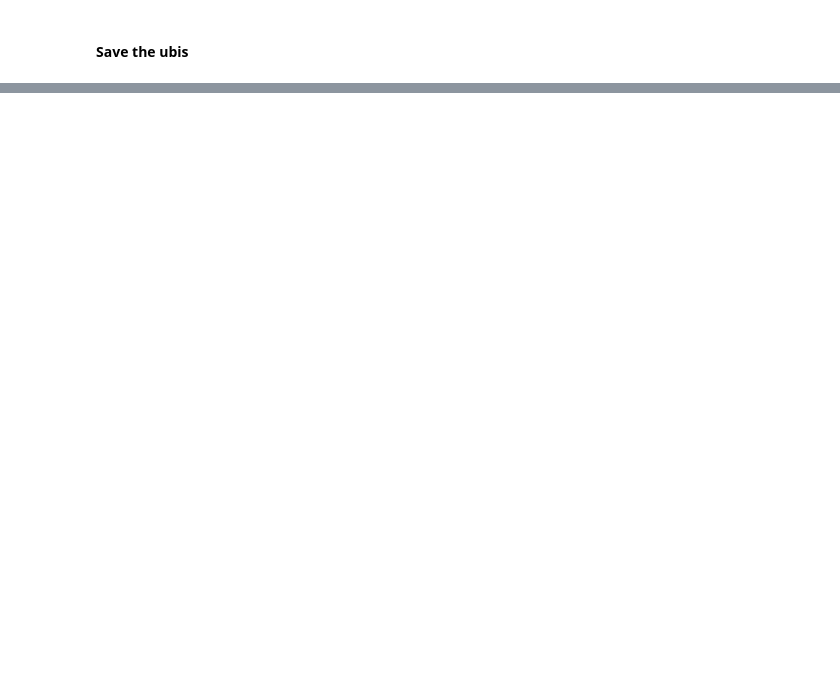
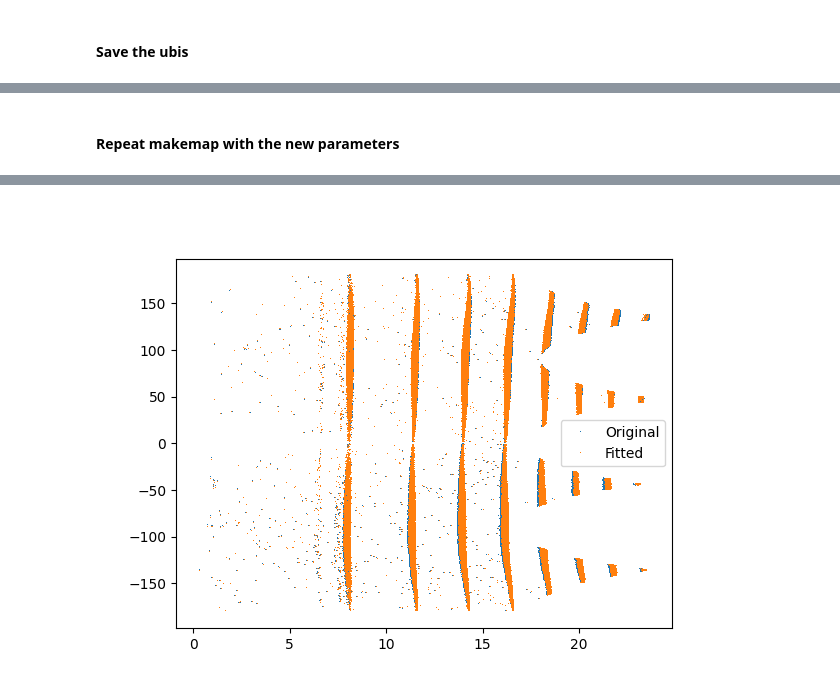
Before and after one commit to jhektor/DDDXRD, a Jupyter notebook: notebooks/indexing_linebeam_ID11.ipynb, the cells around one changed output, grey strips where cells are left out. Saved outputs shown, nothing was run; the diff lists cells and outputs as text; code cells hidden in the pictures; blank space fills up the shorter version.

```diff
--- a/notebooks/indexing_linebeam_ID11.ipynb
+++ b/notebooks/indexing_linebeam_ID11.ipynb
@@ -431,0 +425,5 @@ Text(0, 0.5, 'z CoM coordinate')
+# %%
+avg_par ='/Users/al8720/Library/CloudStorage/OneDrive-Malmöuniversitet/code/ImageD11/scripts/avg_par.py'
+final_par = f"{os.path.join(analysisroot,f'{sample}_{scan_name}.par')}"
+run = f"{sys.executable} {avg_par} {final_par} {len(grains)}"
+!{run}
@@ -431,0 +448,10 @@ Text(0, 0.5, 'z CoM coordinate')
+# %% [markdown]
+#### Repeat makemap with the new parameters
+# %%
+newcolf = cf.copy()
+newcolf,outname=fit_geometry(newcolf,final_par,nfits=0)
+
+mapped_grains = domap(newcolf, grains, OmSlop=0.25, tolseq=[0.05,0.03])
+mapname = os.path.join(analysisroot,sample,scan_name,f'{scan_name}_{scan_id}.map')
+ImageD11.grain.write_grain_file(mapname, mapped_grains)
+# %% [output]
@@ -431,0 +459 @@ Text(0, 0.5, 'z CoM coordinate')
+[figure, added]
```
Also changed, not shown: parts of 20 cells of this notebook.
